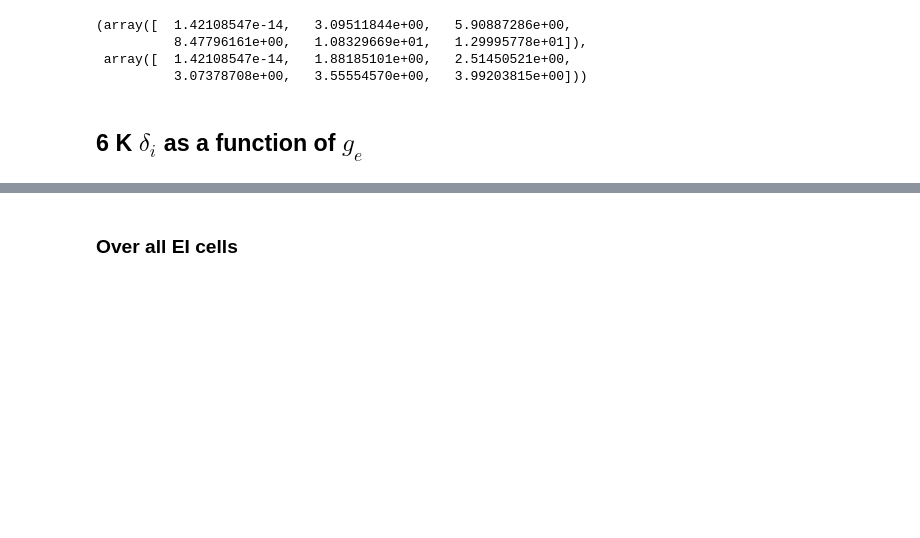
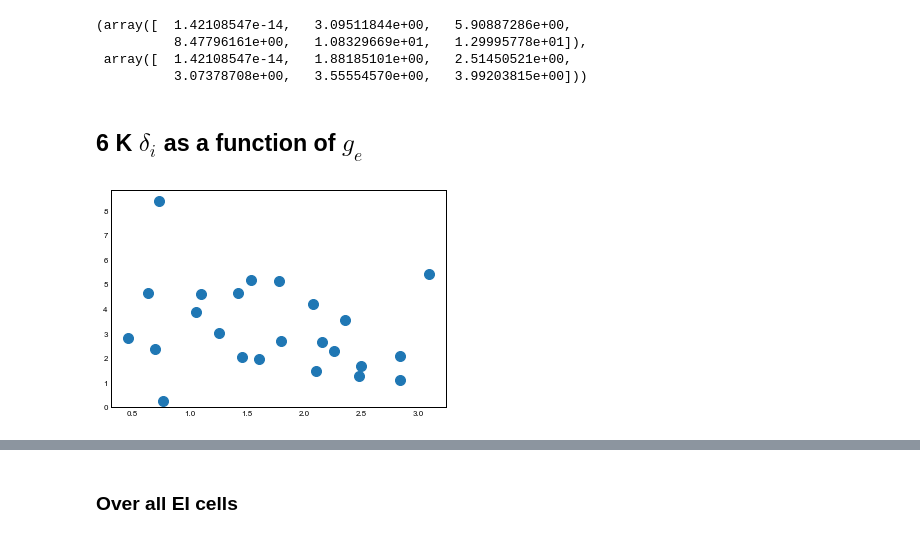
Before and after one commit to sahilm89/linearity, a Jupyter notebook: Paper_Figures/Figure 6 (Conductance model), Figure 5B (Model derived inhibition).ipynb, the cells around one changed output, grey strips where cells are left out. Drawn from its saved outputs; the diff is of its cells as text; code cells hidden in the pictures; blank space fills up the shorter version.

```diff
--- a/Paper_Figures/Figure 6 (Conductance model), Figure 5B (Model derived inhibition).ipynb
+++ b/Paper_Figures/Figure 6 (Conductance model), Figure 5B (Model derived inhibition).ipynb
@@ -41,10 +41,12 @@ init_printing()
 ## 6 A Circuit diagram
 # %% [markdown]
 <img src="Fig_6_a.png" alt="Drawing" style="width: 800px;"/>
+# %%
+prefix = '/home/bhalla/Documents/Codes/data'
 # %% [markdown]
 ## 6 B: Fitting voltage clamp data to get parameters
 # %%
-analysisFile = '/media/sahil/NCBS_Shares_BGStim/patch_data/170530/c1_EI/plots/c1_EI.pkl'
+analysisFile = prefix + '/media/sahil/NCBS_Shares_BGStim/patch_data/170530/c1_EI/plots/c1_EI.pkl'
 plotDir = os.path.dirname(analysisFile)
 neuron = Neuron.load(analysisFile)
 # %% [markdown]
@@ -943,5 +945,6 @@ len(phase_dn_inh[8])
 # %% [markdown]
 ## 6 K $\delta_i$ as a function of $g_e$
 # %%
-n = Neuron.load('/media/sahil/NCBS_Shares_BGStim/patch_data/170720/c5_EI/plots/c5_EI.pkl')
+prefix = '/home/bhalla/Documents/Codes/data'
+n = Neuron.load(prefix + '/media/sahil/NCBS_Shares_BGStim/patch_data/170720/c5_EI/plots/c5_EI.pkl')
 # %%
@@ -951,5 +955,5 @@ def delay_excitation(x, a=1, b=1, c=1):
 # %%
-def findOnsetTime(trial, step=.25, slide = 0.05, minOnset = 2., maxOnset = 50., initpValTolerance=1.0, pValMinTolerance = 0.05):
+def findOnsetTime(trial, step=0.5, slide = 0.05, minOnset = 2., maxOnset = 50., initpValTolerance=1.0, pValMinTolerance = 0.1):
     maxIndex = int(trial.F_sample*maxOnset*1e-3)
     if expType == 1:
         maxOnsetIndex = numpy.argmax(-trial.interestWindow[:maxIndex])
@@ -1095,5 +1090,9 @@ delay_mean, conductance_mean, delay_std, conductance_std = map(list, zip(*[ (d,c
 # %%
 delay_result = delay_Model.fit(delay, delay_pars, x=maxConductance)
 # %%
-plt.scatter(maxConductance, delay)
+fig, ax = plt.subplots()
+ax.scatter(maxConductance, delay)
+ax.set_ylim(0,)
 plt.show()
+# %% [output]
+[figure, added]
```
Also changed, not shown: parts of 21 cells of this notebook, 49 other files.
